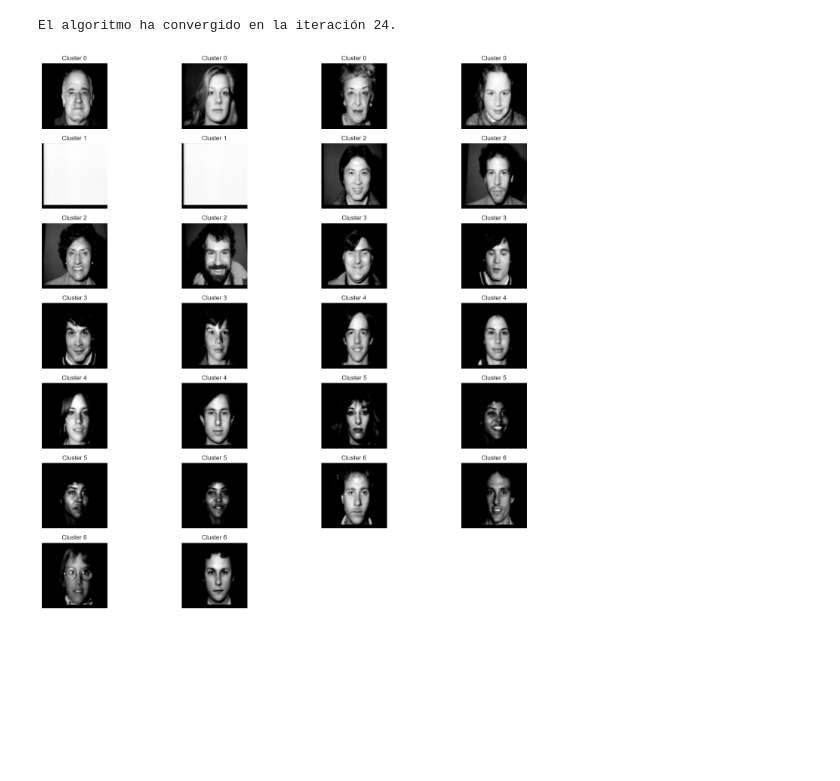
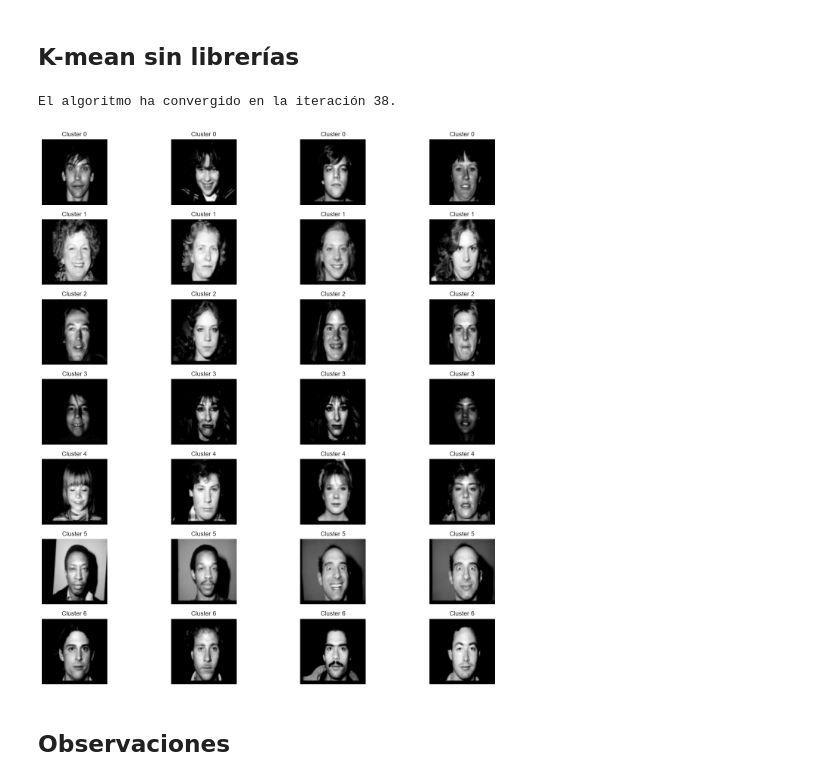
Before and after one commit to MiguelRiosT/Estadistica3_2023-2, a Jupyter notebook: Tarea2/Punto2Kmeans.ipynb, the cells around one changed output. Cells and saved outputs as stored; diff of their text form; code cells hidden in the pictures; blank space fills up the shorter version.

Commit message:
Tarea2_Avance14

```diff
--- a/Tarea2/Punto2Kmeans.ipynb
+++ b/Tarea2/Punto2Kmeans.ipynb
@@ -31,22 +34,14 @@ def download_files():
         tar.close()
 download_files()
 # %%
-#Procesamiento de las imagenes
-from scipy.io import loadmat
-import glob
-import random
-import matplotlib.image as img
-#Install pillow
-from PIL import Image
+#En X ponemos las imagenes
+d_name = 'C:\\GitHub\\Estadistica3_2023-2\\Tarea2\\data\\faces\\rawdata'
+X = []
 
-d_name = 'data/faces/rawdata'
-sample = 0.2
-X = []
-for nfile in  os.listdir(d_name):
-    if random.random() <= sample:
-        bytes_read = open(os.path.join(d_name,nfile), "rb").read()
-        img = Image.frombytes('L', (128,128), bytes_read)
-        X.append(np.array(img).flatten())
+for nfile in os.listdir(d_name):
+    bytes_read = open(os.path.join(d_name, nfile), "rb").read()
+    img_data = Image.frombytes('L', (128, 128), bytes_read)
+    X.append(np.array(img_data).flatten())
 
 X = np.array(X)
 # %%
@@ -57,16 +53,24 @@ X.shape
 # Reducción de dimensionalidad utilizando PCA para obtener las 5 primeras componentes
 pca = PCA(n_components=5)
 X_pca = pca.fit_transform(X)
+# %% [markdown]
+## K-mean sin librerías
 # %%
-def absolute_distance(point1, point2):
-    return np.sum(np.abs(point1 - point2))
+'''
+Algoritmo K-Means - sin librerías
+n_clusters = Cantidad de clusters.
+max_iters = Máximo de iteraciones que se permiten.
+distances = Determinar a qué cluster pertenece cada punto.
+labels = Almacena las asignaciones de cluster para cada punto de datos en el conjunto de datos de entrada.
+centroids =  Los centroides son puntos que representan el centro de cada cluster.
+'''
 
-# Algoritmo K-Means sin librerías
 class KMeans:
-    def __init__(self, n_clusters=7, max_iters=200):
+    def __init__(self, n_clusters=7, max_iters=100):
         self.n_clusters = n_clusters
         self.max_iters = max_iters
 
+    #
     def fit(self, X):
         # Inicialización aleatoria de centroides
         self.centroids = X[np.random.choice(X.shape[0], self.n_clusters, replace=False)]
@@ -90,12 +94,16 @@ class KMeans:
         distances = np.array([[absolute_distance(x, c) for c in self.centroids] for x in X])
         labels = np.argmin(distances, axis=1)
         return labels
+
+#Funcion de la distancia de valor absoluto
+def absolute_distance(point1, point2):
+    return np.sum(np.abs(point1 - point2))
 # %%
 kmeans = KMeans(n_clusters=7)
 kmeans.fit(X_pca)
 predicted_labels = kmeans.predict(X_pca)
 # %% [output]
-El algoritmo ha convergido en la iteración 24.
+El algoritmo ha convergido en la iteración 38.
 # %%
 #Seleccionar las 4 caras más cercanas al centroide de cada cluster
 selected_faces = []
@@ -110,14 +118,19 @@ for cluster_id in range(7):
     sorted_indices = np.argsort(distances_to_centroid)
     selected_faces.extend(cluster_indices[sorted_indices[:4]])
 # %%
+'''
+Código para poder visualizar las imagenes obtenidas
+'''
 #Visualizar y describir las caras seleccionadas
 plt.figure(figsize=(15, 15))
 for i, face_idx in enumerate(selected_faces):
     plt.subplot(7, 4, i + 1)
     plt.imshow(X[face_idx].reshape(128, 128), cmap='gray')  # Usar X en lugar de data
     plt.title(f'Cluster {predicted_labels[face_idx]}')
     plt.axis('off')
 plt.tight_layout()
 plt.show()
 # %% [output]
-[figure, old version]
+[figure, new version]
+# %% [markdown]
+## Observaciones
```
Also changed, not shown: parts of 4 cells of this notebook.
